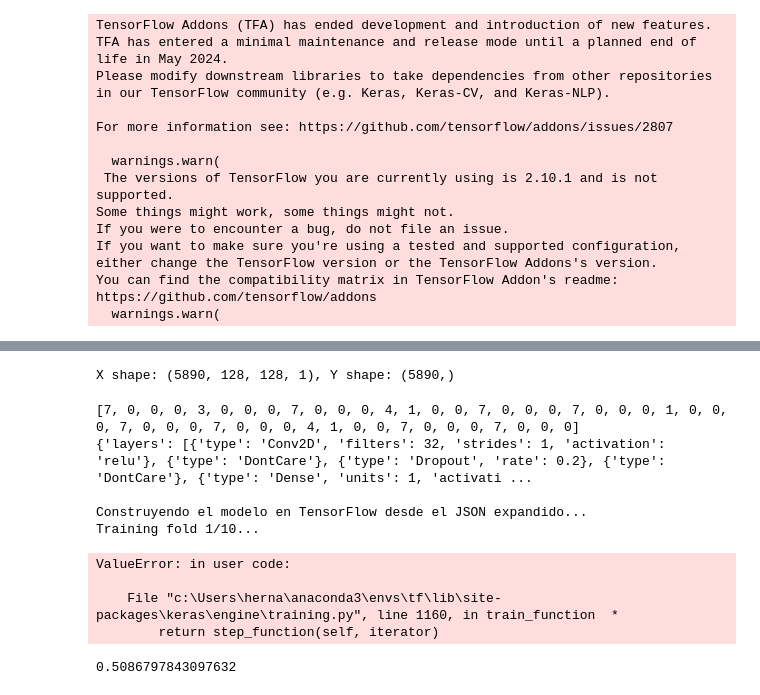
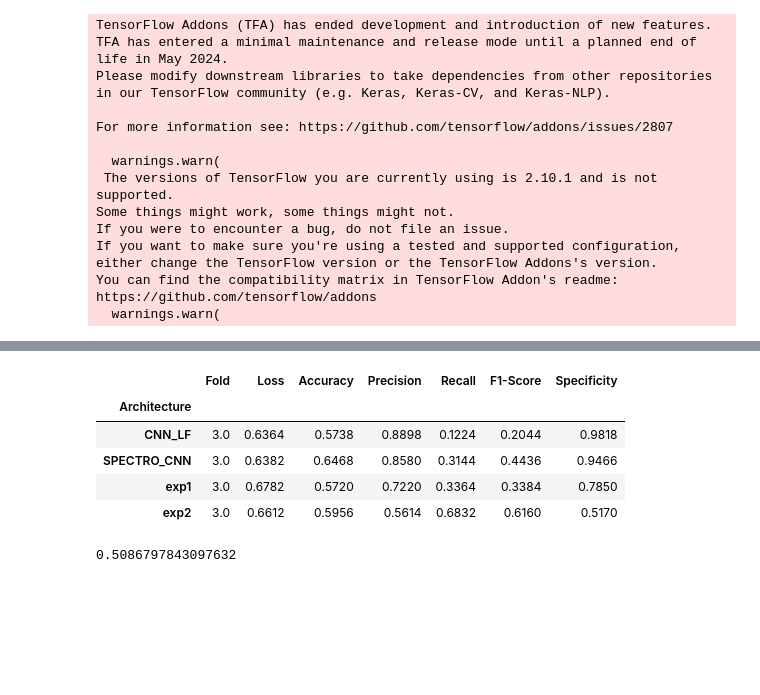
Before and after one commit to EriherSizac/Improving-deep-neural-networks-to-identify-mental-disorders-using-Neural-Architecture-Search, a Jupyter notebook: D3T3C/D3TEC Dataset/TestingArquitectureReal.ipynb, the cells around one changed output, grey strips where cells are left out. Saved outputs shown, nothing was run; the diff lists cells and outputs as text; code cells hidden in the pictures; blank space fills up the shorter version.

```diff
--- a/D3T3C/D3TEC Dataset/TestingArquitectureReal.ipynb
+++ b/D3T3C/D3TEC Dataset/TestingArquitectureReal.ipynb
@@ -789,4 +789,7 @@ If you want to make sure you're using a tested and supported configuration, eith
 You can find the compatibility matrix in TensorFlow Addon's readme:
 https://github.com/tensorflow/addons
   warnings.warn(
+# %%
+import tensorflow_addons as tfa
+F1 = tfa.metrics.F1Score(num_classes=1, threshold=0.5)
 # %%
@@ -795,40 +987,12 @@ arqs_to_test = [[7, 0, 0, 0, 3, 0, 0, 0, 7, 0, 0, 0, 4, 1, 0, 0, 7, 0, 0, 0, 7,
-# %%
-from tqdm import tqdm
-
-config = Config(epochs=50)
-# Load and preprocess data outside the loop
-audio_dict, sample_rate = load_audio_data('./SM-27', config.window_size, config.sample_rate)
-audio_dict = preprocess_audio(audio_dict, sample_rate)
-X, Y = train_test_split_audio(audio_dict)
-X_train_val, X_test, Y_train_val, Y_test = train_test_split(X, Y, test_size=0.2, random_state=42)
-
-for arq in tqdm(arqs_to_test, desc="Testing architectures"):
-  print(arq)
-  fixed_arch = fixArch(arq)
-  model_dict = decode_model_architecture(fixed_arch)
-  print(model_dict)
-  # Inside the loop
-  model = build_tf_model_from_dict(model_dict)
-  kfold = KFold(n_splits=10, shuffle=True)
-  for fold, (train_index, val_index) in enumerate(kfold.split(X_train_val)):
-    print(f"Training fold {fold + 1}/10...")
-    X_train, X_val = X_train_val[train_index], X_train_val[val_index]
-    Y_train, Y_val = Y_train_val[train_index], Y_train_val[val_index]
-    model.compile(optimizer='adadelta', loss='binary_crossentropy', metrics=["accuracy", 'Precision', 'Recall'])
-    model.fit(X_train, Y_train, epochs=config.epochs, validation_data=(X_val, Y_val), verbose=0)
-    results = model.evaluate(X_test, Y_test, verbose=0)
-    print(f"Fold {fold + 1} results: {results}")
-# %% [output]
-X shape: (5890, 128, 128, 1), Y shape: (5890,)
-[7, 0, 0, 0, 3, 0, 0, 0, 7, 0, 0, 0, 4, 1, 0, 0, 7, 0, 0, 0, 7, 0, 0, 0, 1, 0, 0, 0, 7, 0, 0, 0, 7, 0, 0, 0, 4, 1, 0, 0, 7, 0, 0, 0, 7, 0, 0, 0]
-{'layers': [{'type': 'Conv2D', 'filters': 32, 'strides': 1, 'activation': 'relu'}, {'type': 'DontCare'}, {'type': 'Dropout', 'rate': 0.2}, {'type': 'DontCare'}, {'type': 'Dense', 'units': 1, 'activati ...
-
-Construyendo el modelo en TensorFlow desde el JSON expandido...
-Training fold 1/10...
-ValueError: in user code:
-
-    File "c:\Users\herna\anaconda3\envs\tf\lib\site-packages\keras\engine\training.py", line 1160, in train_function  *
-        return step_function(self, iterator)
+# %%
+df_results.groupby('Architecture').mean()
+# %% [output]
+|  | Fold | Loss | Accuracy | Precision | Recall | F1-Score | Specificity |
+| Architecture |  |  |  |  |  |  |  |
+| CNN_LF | 3.0 | 0.6364 | 0.5738 | 0.8898 | 0.1224 | 0.2044 | 0.9818 |
+| SPECTRO_CNN | 3.0 | 0.6382 | 0.6468 | 0.8580 | 0.3144 | 0.4436 | 0.9466 |
+| exp1 | 3.0 | 0.6782 | 0.5720 | 0.7220 | 0.3364 | 0.3384 | 0.7850 |
+| exp2 | 3.0 | 0.6612 | 0.5956 | 0.5614 | 0.6832 | 0.6160 | 0.5170 |
 # %%
 best_model = max(best_models, key=lambda x: x['fitness'])
 best_model['fitness']
```
Also changed, not shown: parts of 1 cell of this notebook.
